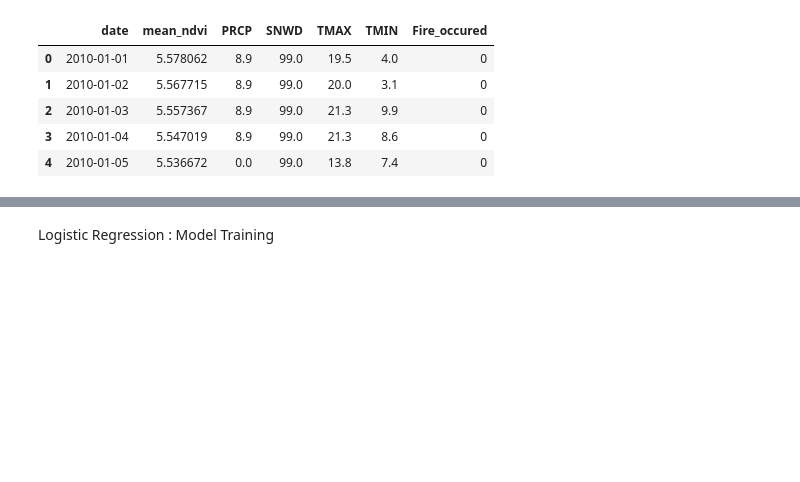
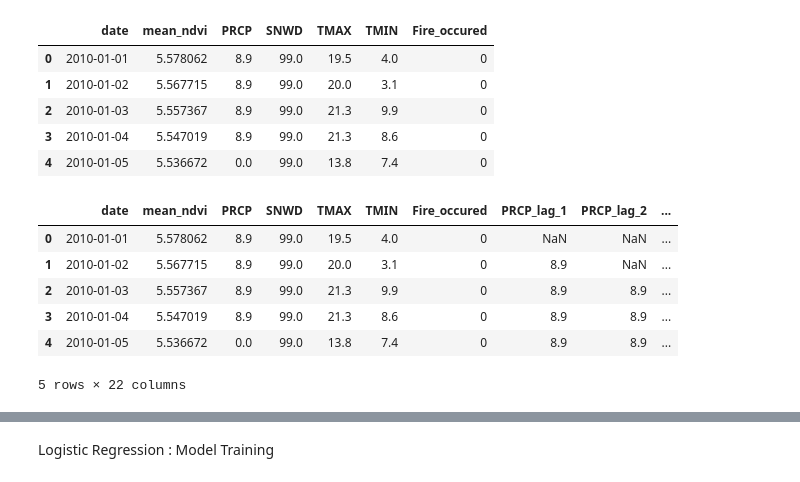
Before and after one commit to varsharaodevaraj/wildfire-prediction, a Jupyter notebook: MaLithm_Minds.ipynb, the cells around one changed output, grey strips where cells are left out. Cells and saved outputs as stored; diff of their text form; code cells hidden in the pictures; blank space fills up the shorter version.

```diff
--- a/MaLithm_Minds.ipynb
+++ b/MaLithm_Minds.ipynb
@@ -556,3 +562,21 @@ final_dataset.head()
 | 2 | 2010-01-03 | 5.557367 | 8.9 | 99.0 | 21.3 | 9.9 | 0 |
 | 3 | 2010-01-04 | 5.547019 | 8.9 | 99.0 | 21.3 | 8.6 | 0 |
 | 4 | 2010-01-05 | 5.536672 | 0.0 | 99.0 | 13.8 | 7.4 | 0 |
+# %%
+features = ['PRCP',	'SNWD',	'TMAX',	'TMIN' , 'mean_ndvi']
+# %%
+lag = [1,2,3]
+# %%
+for f in features:
+  for l in lag:
+    final_dataset[f"{f}_lag_{l}"] = final_dataset[f].shift(l)
+# %%
+final_dataset.head()
+# %% [output]
+|  | date | mean_ndvi | PRCP | SNWD | TMAX | TMIN | Fire_occured | PRCP_lag_1 | PRCP_lag_2 | ... |
+| 0 | 2010-01-01 | 5.578062 | 8.9 | 99.0 | 19.5 | 4.0 | 0 | NaN | NaN | ... |
+| 1 | 2010-01-02 | 5.567715 | 8.9 | 99.0 | 20.0 | 3.1 | 0 | 8.9 | NaN | ... |
+| 2 | 2010-01-03 | 5.557367 | 8.9 | 99.0 | 21.3 | 9.9 | 0 | 8.9 | 8.9 | ... |
+| 3 | 2010-01-04 | 5.547019 | 8.9 | 99.0 | 21.3 | 8.6 | 0 | 8.9 | 8.9 | ... |
+| 4 | 2010-01-05 | 5.536672 | 0.0 | 99.0 | 13.8 | 7.4 | 0 | 8.9 | 8.9 | ... |
+5 rows × 22 columns
```
Also changed, not shown: parts of 27 cells of this notebook.
